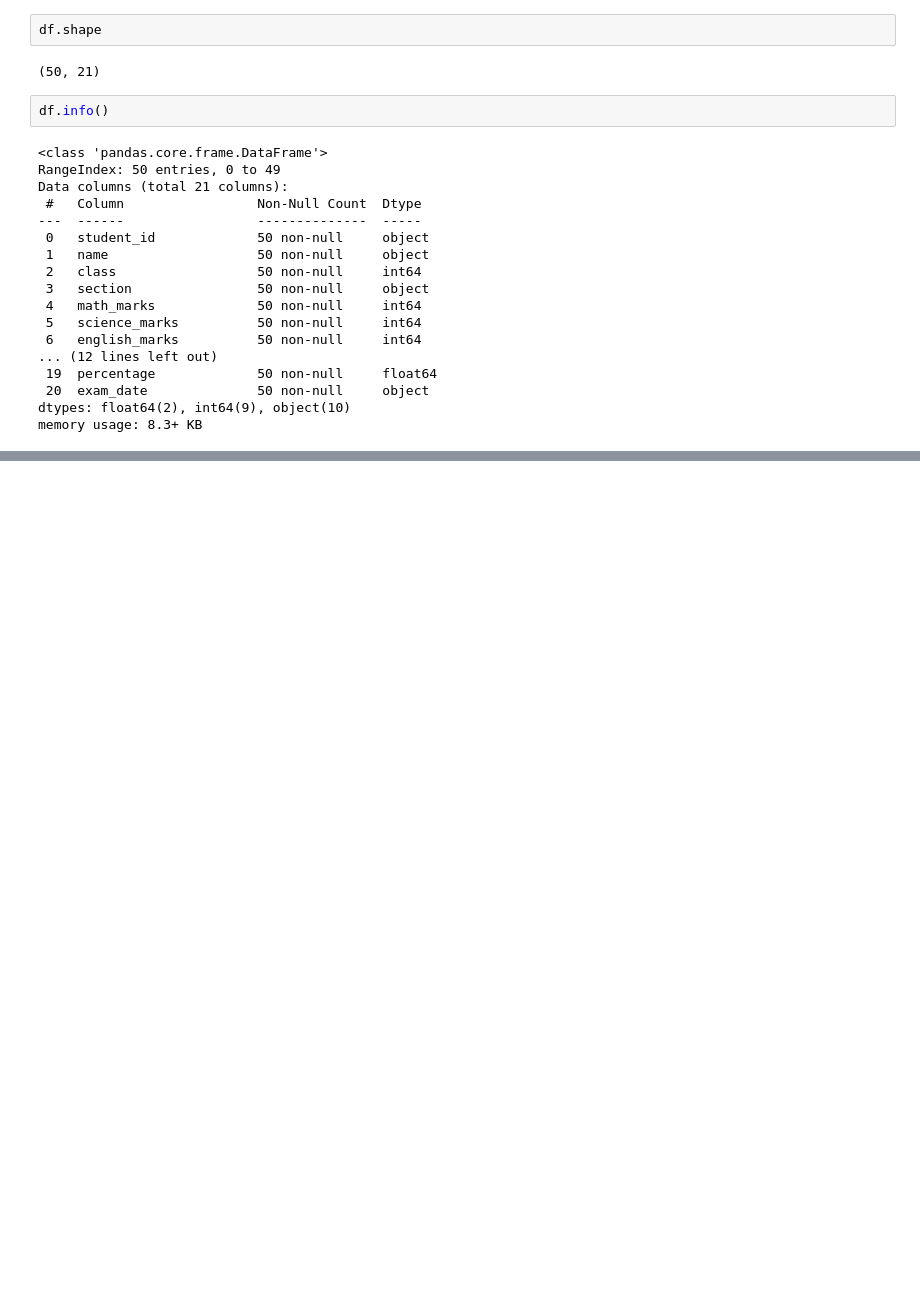
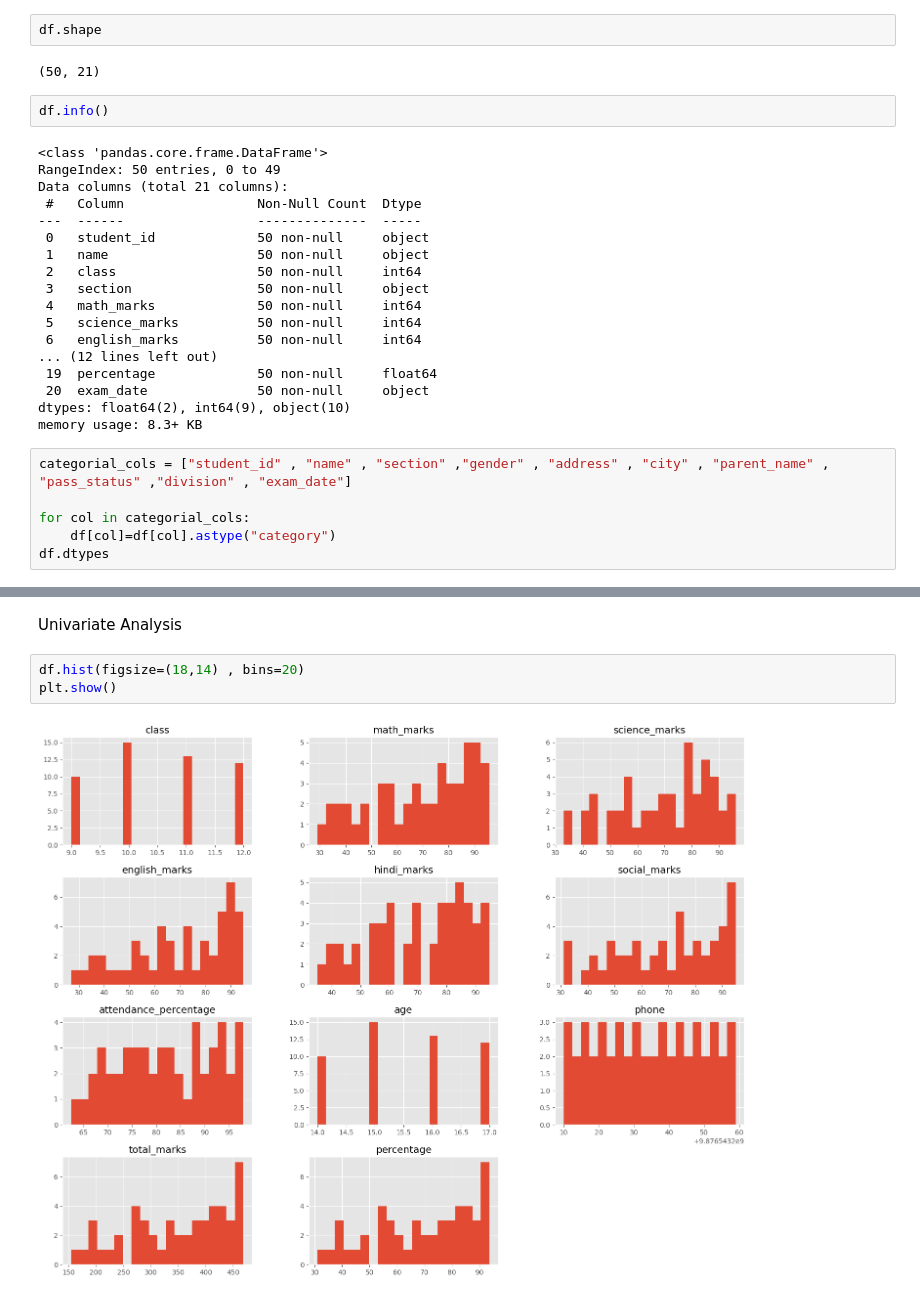
Before and after one commit to ayeshasaddiqa123/PYTHON, a Jupyter notebook: PYTHON_LIBRARIES/Pandas_library.ipynb, the cells around one changed output, grey strips where cells are left out. Saved outputs shown, nothing was run; the diff lists cells and outputs as text; blank space fills up the shorter version.

```diff
--- a/PYTHON_LIBRARIES/Pandas_library.ipynb
+++ b/PYTHON_LIBRARIES/Pandas_library.ipynb
@@ -60,3 +59,9 @@ Data columns (total 21 columns):
  20  exam_date              50 non-null     object
 dtypes: float64(2), int64(9), object(10)
 memory usage: 8.3+ KB
+# %%
+categorial_cols = ["student_id" , "name" , "section" ,"gender" , "address" , "city" , "parent_name" , "pass_status" ,"division" , "exam_date"]
+
+for col in categorial_cols:
+    df[col]=df[col].astype("category")
+df.dtypes
@@ -62,0 +86,8 @@ memory usage: 8.3+ KB
+# %% [markdown]
+
+Univariate Analysis
+# %%
+df.hist(figsize=(18,14) , bins=20)
+plt.show()
+# %% [output]
+[figure, added]
```
Also changed, not shown: parts of 6 cells of this notebook, 4 other files.
